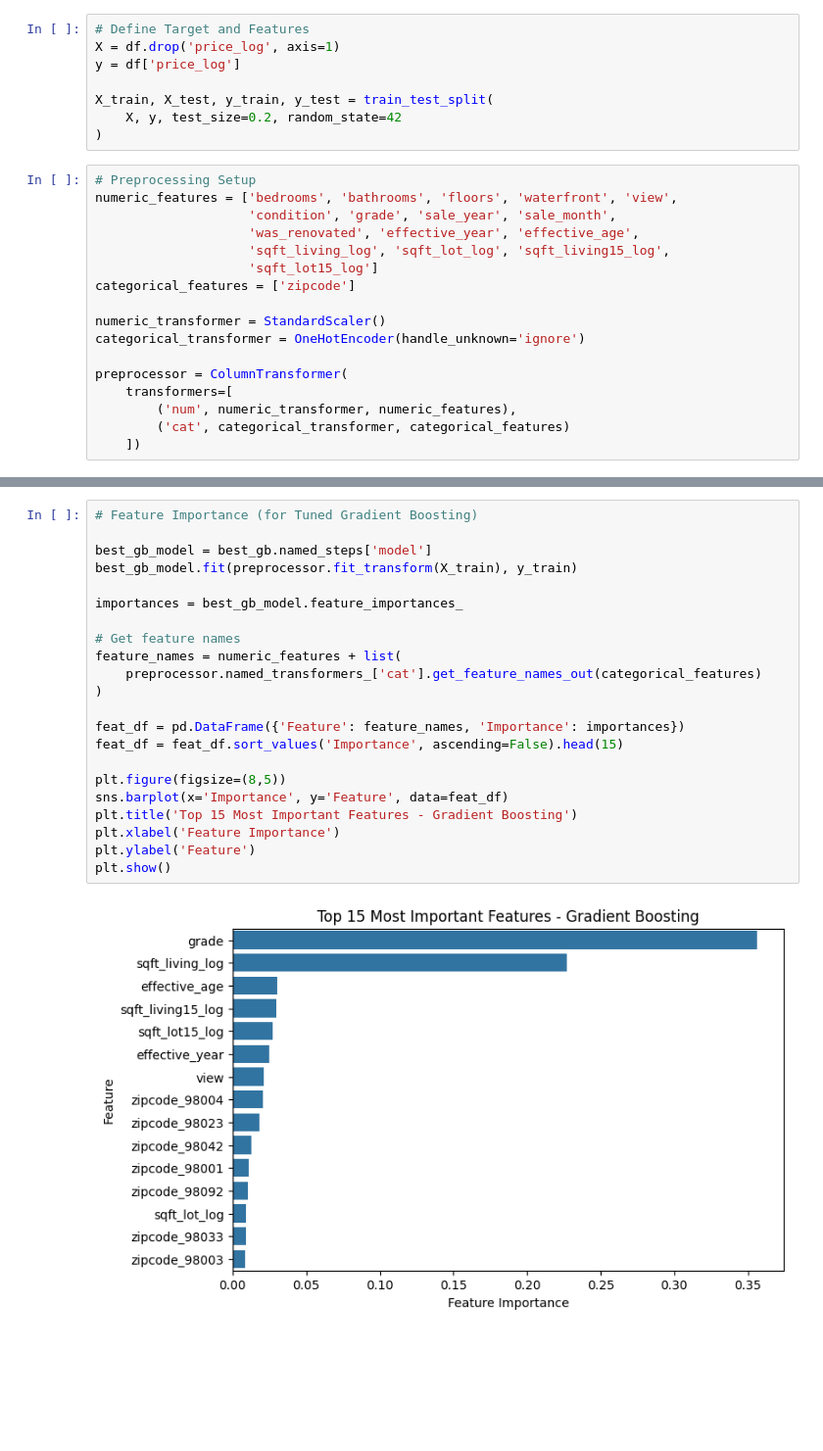
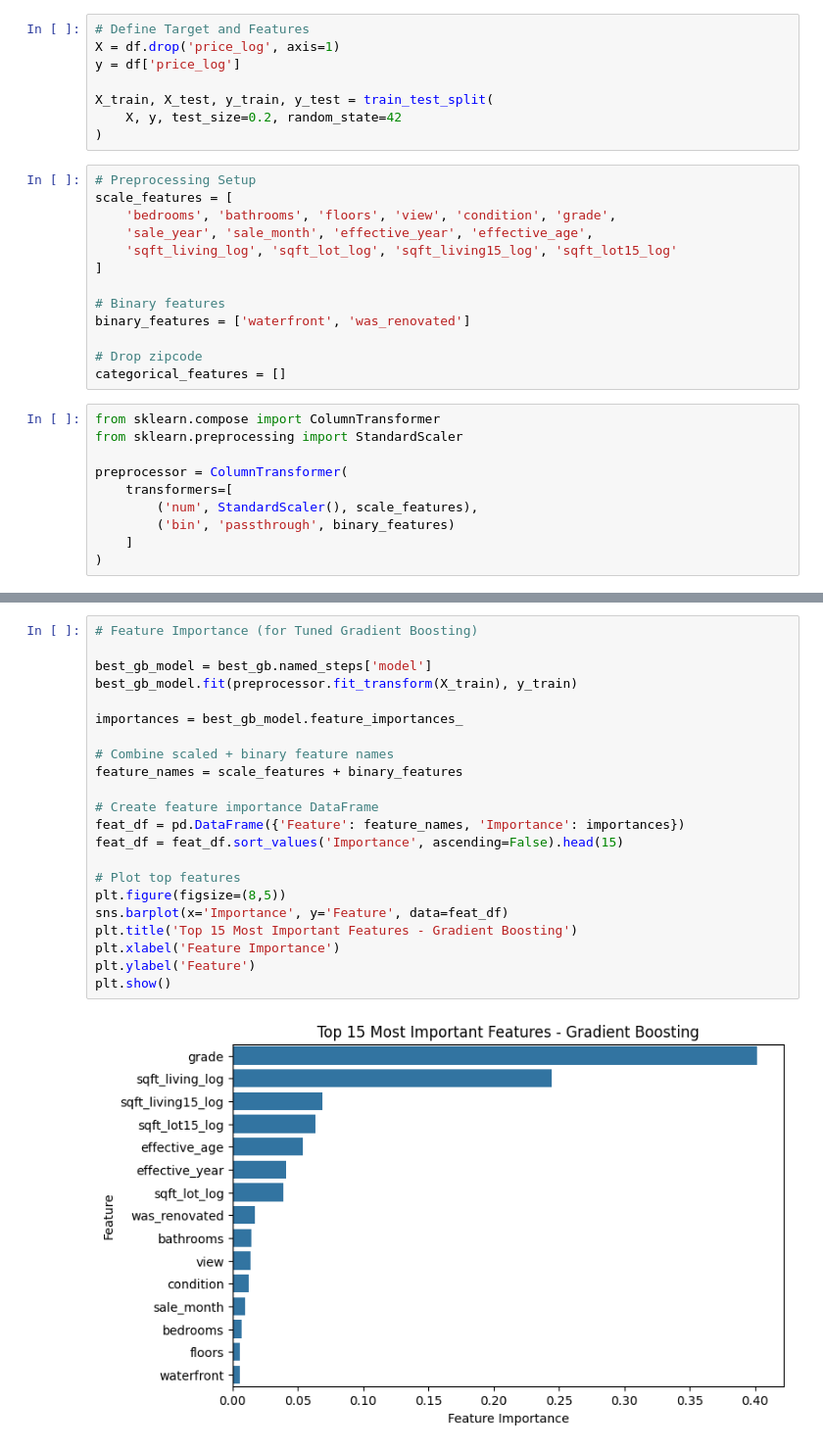
Before and after one commit to natalyyau/predicting-housing-prices, a Jupyter notebook: notebooks/housing_modeling.ipynb, the cells around one changed output, grey strips where cells are left out. Shown at 98% size. Cells and saved outputs as stored; diff of their text form; blank space fills up the shorter version.

Commit message:
feat(modeling): finalize Gradient Boosting with tuning, feature importance, and updated preprocessing

```diff
--- a/notebooks/housing_modeling.ipynb
+++ b/notebooks/housing_modeling.ipynb
@@ -39,21 +39,27 @@ X_train, X_test, y_train, y_test = train_test_split(
 )
 # %%
 # Preprocessing Setup
-numeric_features = ['bedrooms', 'bathrooms', 'floors', 'waterfront', 'view',
-                    'condition', 'grade', 'sale_year', 'sale_month',
-                    'was_renovated', 'effective_year', 'effective_age',
-                    'sqft_living_log', 'sqft_lot_log', 'sqft_living15_log',
-                    'sqft_lot15_log']
-categorical_features = ['zipcode']
+scale_features = [
+    'bedrooms', 'bathrooms', 'floors', 'view', 'condition', 'grade',
+    'sale_year', 'sale_month', 'effective_year', 'effective_age',
+    'sqft_living_log', 'sqft_lot_log', 'sqft_living15_log', 'sqft_lot15_log'
+]
 
-numeric_transformer = StandardScaler()
-categorical_transformer = OneHotEncoder(handle_unknown='ignore')
+# Binary features
+binary_features = ['waterfront', 'was_renovated']
 
-preprocessor = ColumnTransformer(
-    transformers=[
-        ('num', numeric_transformer, numeric_features),
-        ('cat', categorical_transformer, categorical_features)
-    ])
+# Drop zipcode
+categorical_features = []
+# %%
+from sklearn.compose import ColumnTransformer
+from sklearn.preprocessing import StandardScaler
+
+preprocessor = ColumnTransformer(
+    transformers=[
+        ('num', StandardScaler(), scale_features),
+        ('bin', 'passthrough', binary_features)
+    ]
+)
 # %%
 # Gradient Boosting Regressor - Khushi
 
@@ -194,27 +200,27 @@ R²: 0.889
 # %%
 # Feature Importance (for Tuned Gradient Boosting)
 
 best_gb_model = best_gb.named_steps['model']
 best_gb_model.fit(preprocessor.fit_transform(X_train), y_train)
 
 importances = best_gb_model.feature_importances_
 
-# Get feature names
-feature_names = numeric_features + list(
-    preprocessor.named_transformers_['cat'].get_feature_names_out(categorical_features)
-)
+# Combine scaled + binary feature names
+feature_names = scale_features + binary_features
 
+# Create feature importance DataFrame
 feat_df = pd.DataFrame({'Feature': feature_names, 'Importance': importances})
 feat_df = feat_df.sort_values('Importance', ascending=False).head(15)
 
+# Plot top features
 plt.figure(figsize=(8,5))
 sns.barplot(x='Importance', y='Feature', data=feat_df)
 plt.title('Top 15 Most Important Features - Gradient Boosting')
 plt.xlabel('Feature Importance')
 plt.ylabel('Feature')
 plt.show()
 # %% [output]
-[figure, old version]
+[figure, new version]
 # %% [markdown]
 # Modeling Summary
 
```
Also changed, not shown: parts of 7 cells of this notebook.
